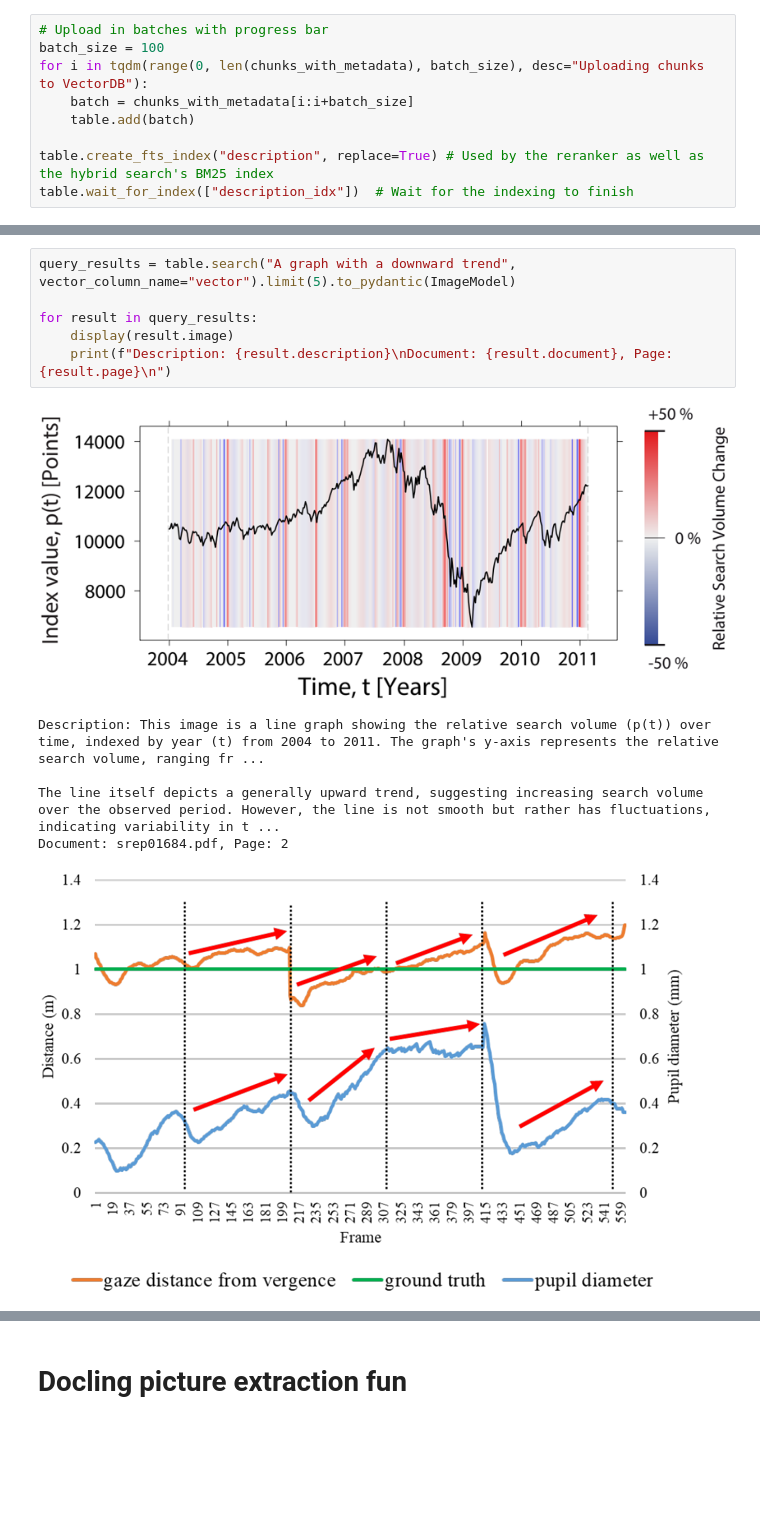
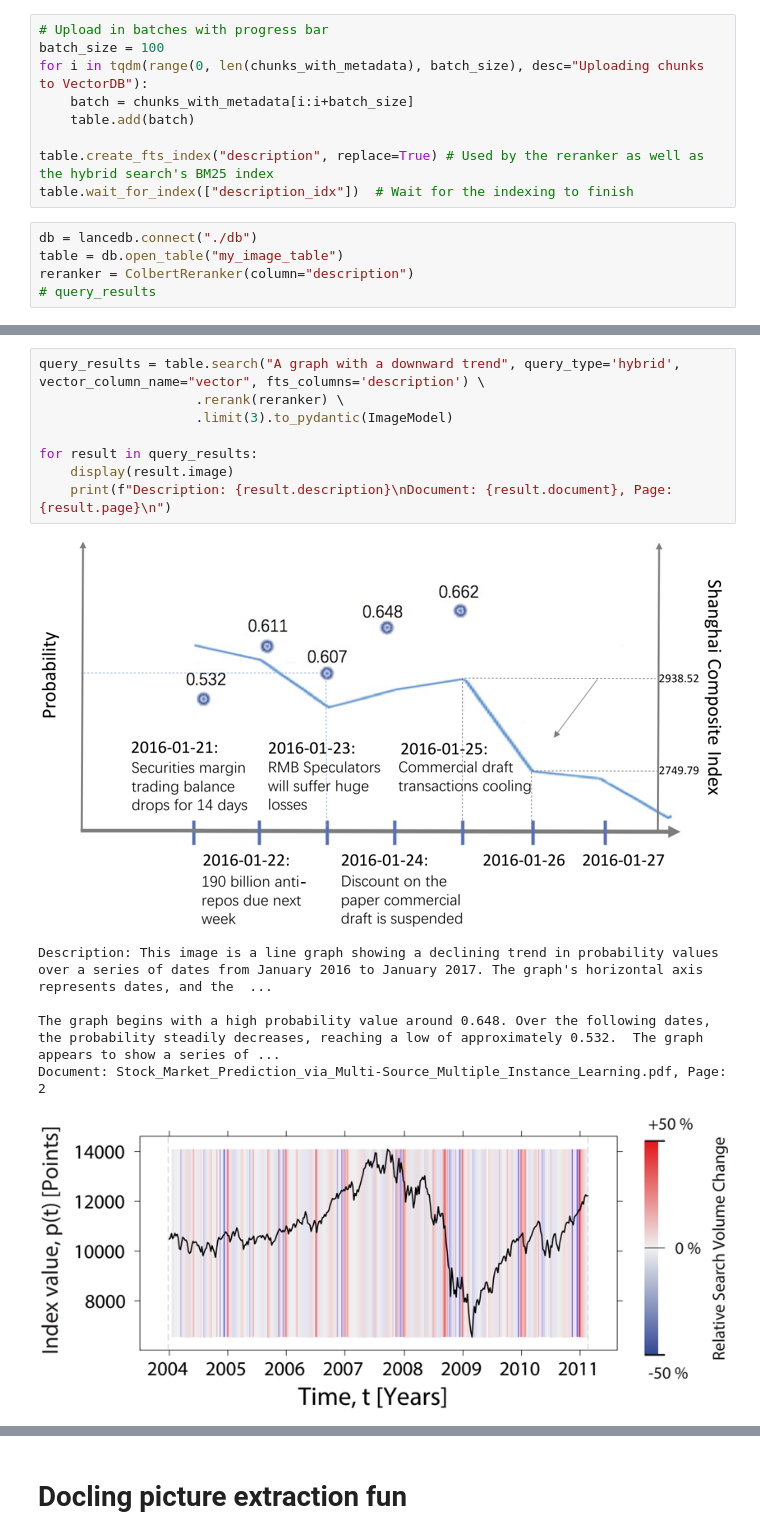
Before and after one commit to Quantwise-DEIK2025/Quantwise-Chunking, a Jupyter notebook: image_processing.ipynb, the cells around one changed output, grey strips where cells are left out. Drawn from its saved outputs; the diff is of its cells as text; blank space fills up the shorter version.

Commit message:
Add image processing to LanceDB

```diff
--- a/image_processing.ipynb
+++ b/image_processing.ipynb
@@ -260,3 +264,8 @@ for i in tqdm(range(0, len(chunks_with_metadata), batch_size), desc="Uploading c
 
 table.create_fts_index("description", replace=True) # Used by the reranker as well as the hybrid search's BM25 index
 table.wait_for_index(["description_idx"])  # Wait for the indexing to finish
+# %%
+db = lancedb.connect("./db")
+table = db.open_table("my_image_table")
+reranker = ColbertReranker(column="description")
+# query_results
@@ -263,13 +317,15 @@ table.wait_for_index(["description_idx"])  # Wait for the indexing to finish
 # %%
-query_results = table.search("A graph with a downward trend", vector_column_name="vector").limit(5).to_pydantic(ImageModel)
+query_results = table.search("A graph with a downward trend", query_type='hybrid',  vector_column_name="vector", fts_columns='description') \
+                    .rerank(reranker) \
+                    .limit(3).to_pydantic(ImageModel)
 
 for result in query_results:
     display(result.image)
     print(f"Description: {result.description}\nDocument: {result.document}, Page: {result.page}\n")
 # %% [output]
-[figure, old version]
+[figure, new version]
-Description: This image is a line graph showing the relative search volume (p(t)) over time, indexed by year (t) from 2004 to 2011. The graph's y-axis represents the relative search volume, ranging fr ...
+Description: This image is a line graph showing a declining trend in probability values over a series of dates from January 2016 to January 2017. The graph's horizontal axis represents dates, and the  ...
 
-The line itself depicts a generally upward trend, suggesting increasing search volume over the observed period. However, the line is not smooth but rather has fluctuations, indicating variability in t ...
-Document: srep01684.pdf, Page: 2
+The graph begins with a high probability value around 0.648. Over the following dates, the probability steadily decreases, reaching a low of approximately 0.532.  The graph appears to show a series of ...
+Document: Stock_Market_Prediction_via_Multi-Source_Multiple_Instance_Learning.pdf, Page: 2
-[figure, old version]
+[figure, new version]
```
Also changed, not shown: parts of 14 cells of this notebook, 2 other files.
